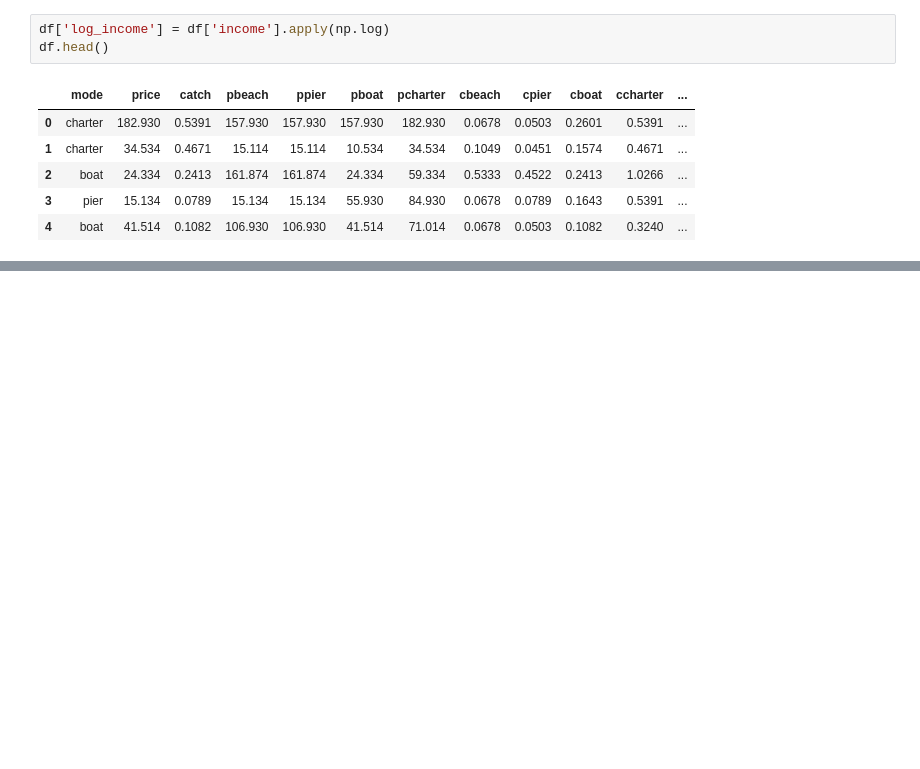
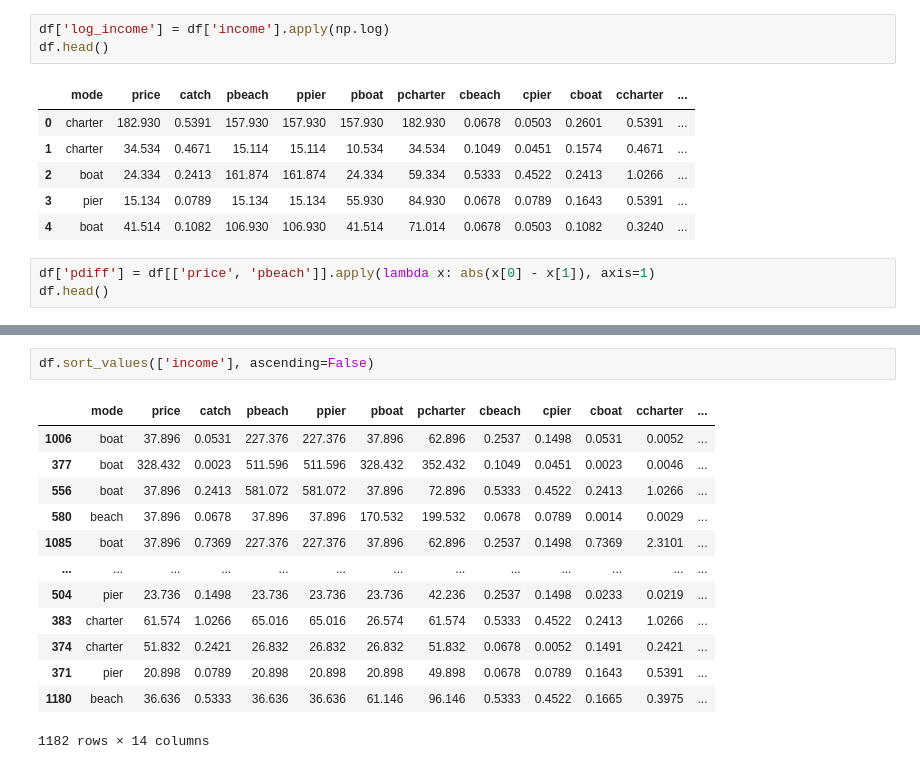
Before and after one commit to ArmanVasilovich/python_spbu, a Jupyter notebook: November-9/November-9.ipynb, the cells around one changed output, grey strips where cells are left out. Saved outputs shown, nothing was run; the diff lists cells and outputs as text; blank space fills up the shorter version.

```diff
--- a/November-9/November-9.ipynb
+++ b/November-9/November-9.ipynb
@@ -291,3 +291,6 @@ df.head()
 | 2 | boat | 24.334 | 0.2413 | 161.874 | 161.874 | 24.334 | 59.334 | 0.5333 | 0.4522 | 0.2413 | 1.0266 | ... |
 | 3 | pier | 15.134 | 0.0789 | 15.134 | 15.134 | 55.930 | 84.930 | 0.0678 | 0.0789 | 0.1643 | 0.5391 | ... |
 | 4 | boat | 41.514 | 0.1082 | 106.930 | 106.930 | 41.514 | 71.014 | 0.0678 | 0.0503 | 0.1082 | 0.3240 | ... |
+# %%
+df['pdiff'] = df[['price', 'pbeach']].apply(lambda x: abs(x[0] - x[1]), axis=1)
+df.head()
@@ -293,0 +331,16 @@ df.head()
+# %%
+df.sort_values(['income'], ascending=False)
+# %% [output]
+|  | mode | price | catch | pbeach | ppier | pboat | pcharter | cbeach | cpier | cboat | ccharter | ... |
+| 1006 | boat | 37.896 | 0.0531 | 227.376 | 227.376 | 37.896 | 62.896 | 0.2537 | 0.1498 | 0.0531 | 0.0052 | ... |
+| 377 | boat | 328.432 | 0.0023 | 511.596 | 511.596 | 328.432 | 352.432 | 0.1049 | 0.0451 | 0.0023 | 0.0046 | ... |
+| 556 | boat | 37.896 | 0.2413 | 581.072 | 581.072 | 37.896 | 72.896 | 0.5333 | 0.4522 | 0.2413 | 1.0266 | ... |
+| 580 | beach | 37.896 | 0.0678 | 37.896 | 37.896 | 170.532 | 199.532 | 0.0678 | 0.0789 | 0.0014 | 0.0029 | ... |
+| 1085 | boat | 37.896 | 0.7369 | 227.376 | 227.376 | 37.896 | 62.896 | 0.2537 | 0.1498 | 0.7369 | 2.3101 | ... |
+| ... | ... | ... | ... | ... | ... | ... | ... | ... | ... | ... | ... | ... |
+| 504 | pier | 23.736 | 0.1498 | 23.736 | 23.736 | 23.736 | 42.236 | 0.2537 | 0.1498 | 0.0233 | 0.0219 | ... |
+| 383 | charter | 61.574 | 1.0266 | 65.016 | 65.016 | 26.574 | 61.574 | 0.5333 | 0.4522 | 0.2413 | 1.0266 | ... |
+| 374 | charter | 51.832 | 0.2421 | 26.832 | 26.832 | 26.832 | 51.832 | 0.0678 | 0.0052 | 0.1491 | 0.2421 | ... |
+| 371 | pier | 20.898 | 0.0789 | 20.898 | 20.898 | 20.898 | 49.898 | 0.0678 | 0.0789 | 0.1643 | 0.5391 | ... |
+| 1180 | beach | 36.636 | 0.5333 | 36.636 | 36.636 | 61.146 | 96.146 | 0.5333 | 0.4522 | 0.1665 | 0.3975 | ... |
+1182 rows × 14 columns
```
Also changed, not shown: parts of 6 cells of this notebook.
